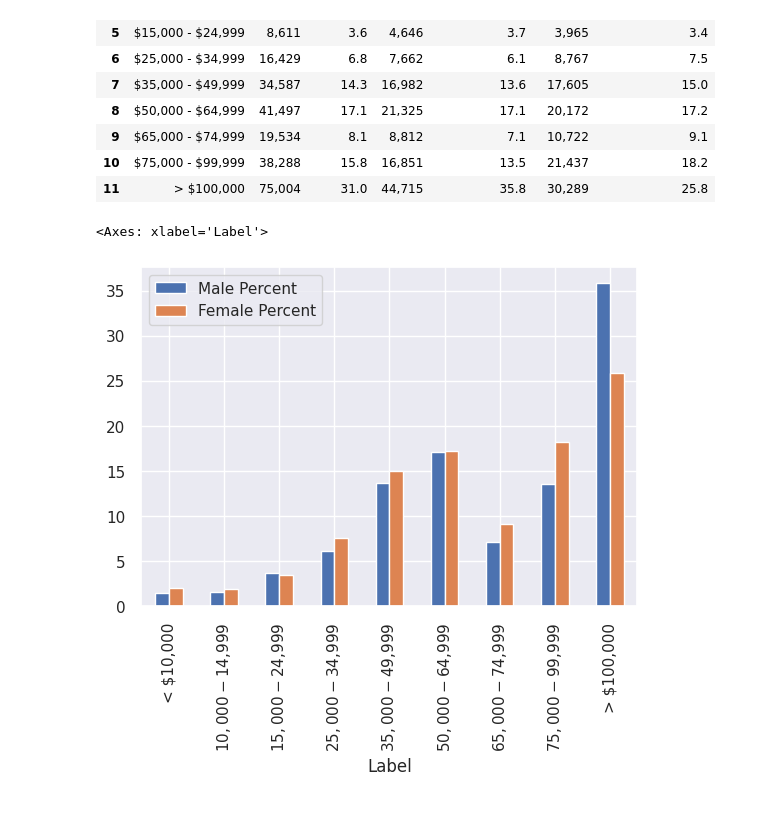
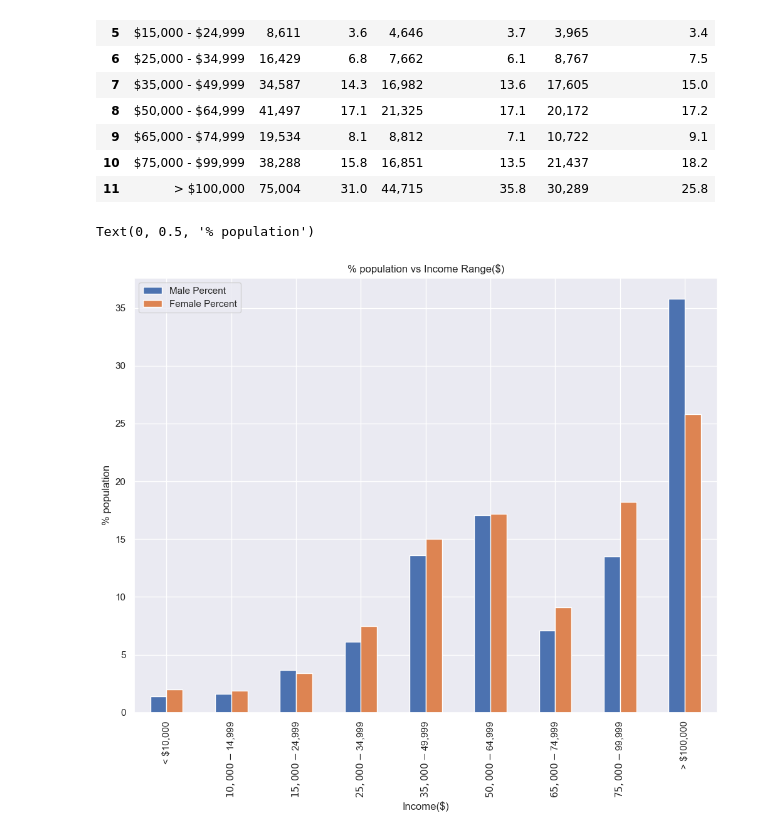
Before and after one commit to BU-Spark/ds-councilor-lara-ubi, a Jupyter notebook: spring23-team-1/deliverables/deliverable2/income_gender_distribution.ipynb, the cells around one changed output. Cells and saved outputs as stored; diff of their text form; code cells hidden in the pictures.

```diff
--- a/spring23-team-1/deliverables/deliverable2/income_gender_distribution.ipynb
+++ b/spring23-team-1/deliverables/deliverable2/income_gender_distribution.ipynb
@@ -122,7 +122,10 @@ See the caveats in the documentation: https://pandas.pydata.org/pandas-docs/stab
 | 10 | $75,000 - $99,999 | 38,288 | 15.8 | 16,851 | 13.5 | 21,437 | 18.2 |
 | 11 | > $100,000 | 75,004 | 31.0 | 44,715 | 35.8 | 30,289 | 25.8 |
 # %%
-gender_income_df.plot(x="Label", y=["Male Percent", "Female Percent"], kind="bar")
+plt = gender_income_df.plot(x="Label", y=["Male Percent", "Female Percent"], kind="bar", figsize=[12, 9])
+plt.set_title("% population vs Income Range($)")
+plt.set_xlabel("Income($)")
+plt.set_ylabel("% population")
 # %% [output]
-<Axes: xlabel='Label'>
+Text(0, 0.5, '% population')
-[figure, old version]
+[figure, new version]
```
Also changed, not shown: parts of 3 cells of this notebook, 1 other file.
